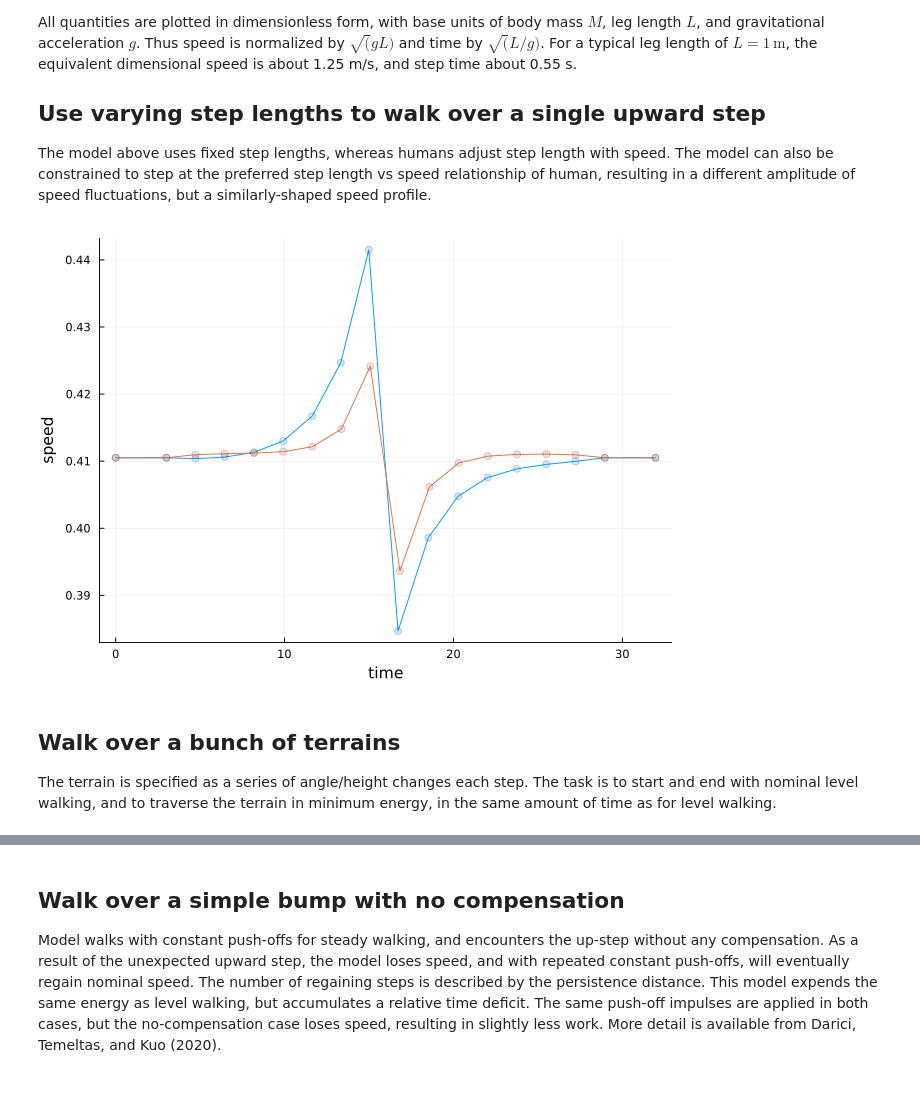
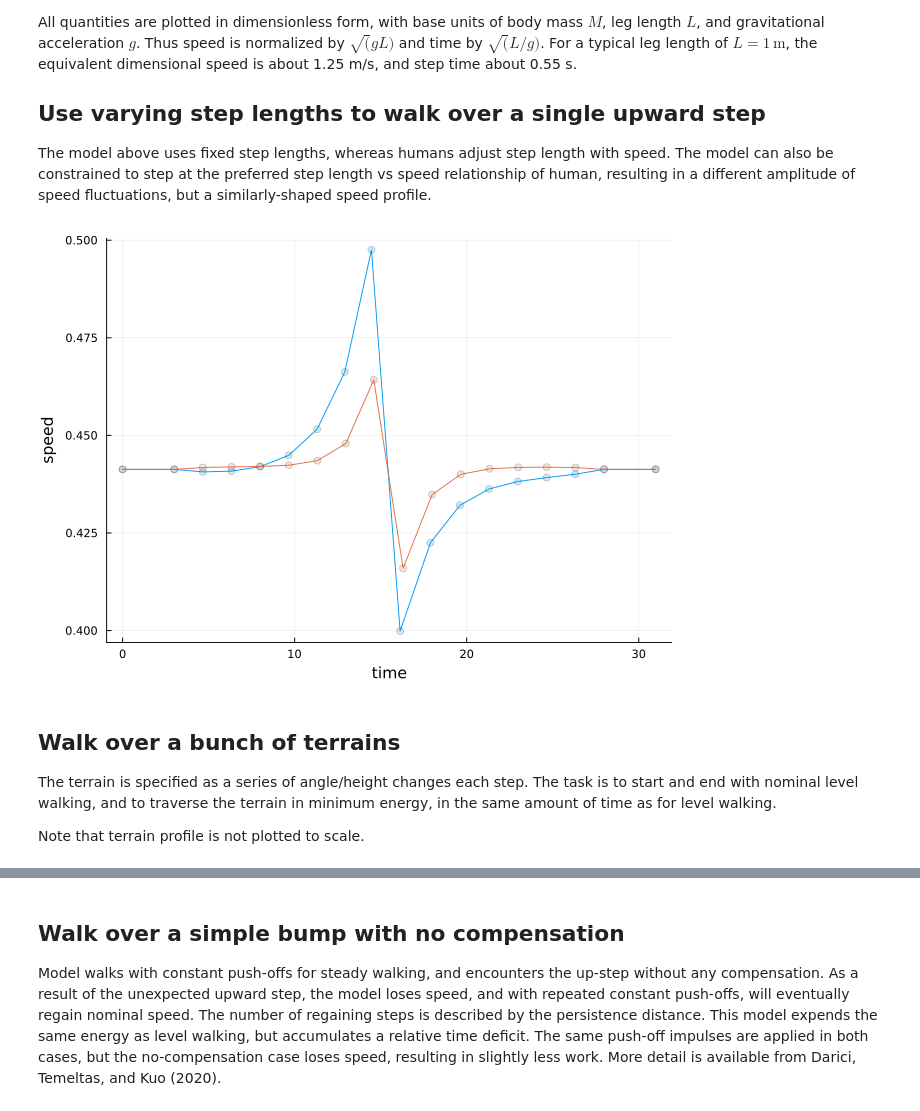
Before and after one commit to kuo-lab/simplelocomotionmodel, a Jupyter notebook: src/uneventerrain.ipynb, the cells around one changed output, grey strips where cells are left out. Saved outputs shown, nothing was run; the diff lists cells and outputs as text; code cells hidden in the pictures.

```diff
--- a/src/uneventerrain.ipynb
+++ b/src/uneventerrain.ipynb
@@ -19,17 +19,19 @@ subjects experiment (Darici and Kuo 2022).
 # %%
 using DynLoco, Plots;
 
-wstar4s = findgait(WalkRW2l(α=0.4,safety=true), target=:speed=>0.45, varying=:P)
+wstar4s = findgait(WalkRW2l(α=0.4102,safety=true), target=:speed=>0.4789, varying=:P)
 nsteps = 15
-δs = zeros(nsteps); δs[Int((nsteps+1)/2)] = 0.05 # one bump
-nominalresult = optwalk(wstar4s, nsteps, boundarywork=false, δs=δs)
+bumpHeightDimless = 0.075
+B  = asin(bumpHeightDimless / (2*sin(wstar4s.α)))
+δs = zeros(nsteps); δs[Int((nsteps+1)/2)] = B # one bump
+upstepresult = optwalk(wstar4s, nsteps, boundarywork=false, δs=δs)
 
-p = multistepplot(nominalresult, boundarywork=false, legend=false) # plot speed, push-off, terrain heights
+p = multistepplot(upstepresult, boundarywork=false, legend=false) # plot speed, push-off, terrain heights
 display(p)
 
-p = plot(cumsum(nominalresult.steps.tf), nominalresult.steps.vm,xlabel="time",ylabel="midstance speed",legend=false)
+p = plot(cumsum(upstepresult.steps.tf), upstepresult.steps.vm,xlabel="time",ylabel="midstance speed",legend=false)
 display(p)
 
 # step timings, per step
-plot(cumsum(nominalresult.steps.tf),nominalresult.steps.tf, xlabel="time",ylabel="step time", legend=false)
+plot(cumsum(upstepresult.steps.tf),upstepresult.steps.tf, xlabel="time",ylabel="step time", legend=false)
 # %% [output]
@@ -55,15 +57,13 @@ preferred step length vs speed relationship of human, resulting in a
 different amplitude of speed fluctuations, but a similarly-shaped speed
 profile.
 # %%
-δs = zeros(nsteps); δs[Int((nsteps+1)/2)] = 0.05 # one bump
-nominalmsr=optwalk(wstar4s, nsteps, boundarywork=false, δs=δs)
 # WalkRW2ls has varying step lengths according to preferred human
-wstar4ls = findgait(WalkRW2ls(α=0.4,safety=true), target=:speed=>0.45, varying=:P, cstep=0.35, vmstar=wstar4s.vm)
-varyingmsr = optwalk(wstar4ls, nsteps, boundarywork=false,δs=δs)
-plotvees(nominalmsr,boundaryvels=nominalmsr.boundaryvels, speedtype=:midstance)
-plotvees!(varyingmsr,boundaryvels=nominalmsr.boundaryvels, speedtype=:midstance)
+wstar4ls = findgait(WalkRW2ls(α=0.4102,safety=true), target=:speed=>0.4789, varying=:P, cstep=0.35, vmstar=wstar4s.vm)
+varyingresult = optwalk(wstar4ls, nsteps, boundarywork=false,δs=δs)
+plotvees(upstepresult,boundaryvels=upstepresult.boundaryvels, speedtype=:midstance)
+plotvees!(varyingresult,boundaryvels=upstepresult.boundaryvels, speedtype=:midstance)
 # %% [output]
-[figure, old version]
+[figure, new version]
 # %% [markdown]
 ## Walk over a bunch of terrains
 
@@ -71,3 +71,5 @@ The terrain is specified as a series of angle/height changes each step.
 The task is to start and end with nominal level walking, and to traverse
 the terrain in minimum energy, in the same amount of time as for level
 walking.
+
+Note that terrain profile is not plotted to scale.
```
Also changed, not shown: parts of 6 cells of this notebook, 11 other files.
